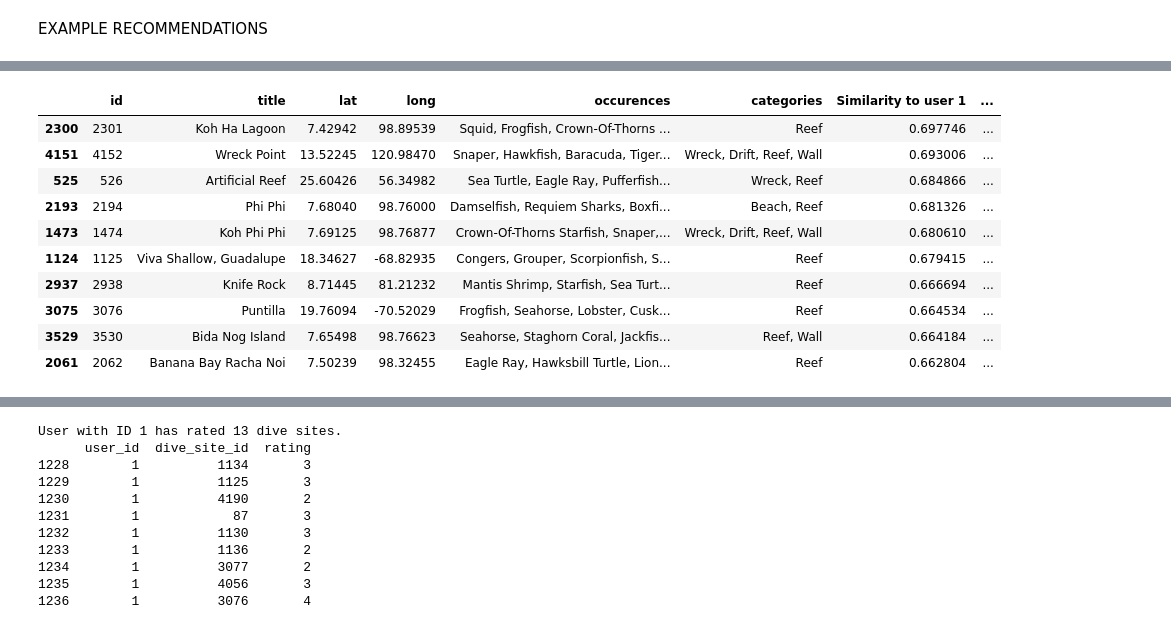
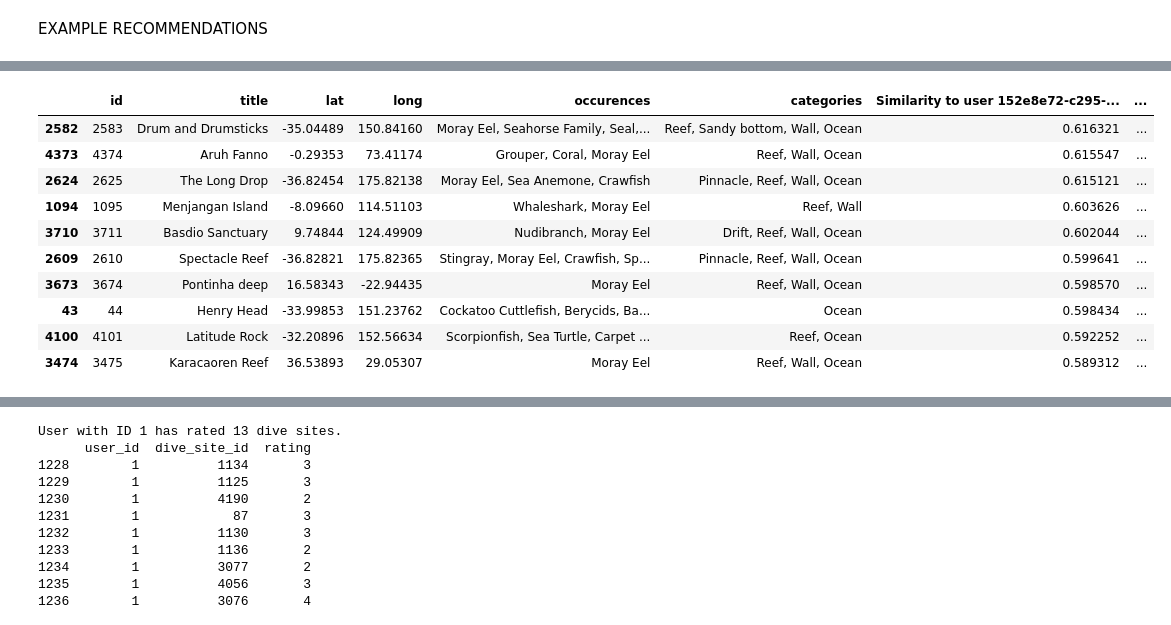
Before and after one commit to pvinnbru/data_integration, a Jupyter notebook: analysis/content_based_recommendendations.ipynb, the cells around one changed output, grey strips where cells are left out. Saved outputs shown, nothing was run; the diff lists cells and outputs as text; code cells hidden in the pictures.

```diff
--- a/analysis/content_based_recommendendations.ipynb
+++ b/analysis/content_based_recommendendations.ipynb
@@ -517,0 +526,5 @@ user_ratings_data
+# %%
+
+user_ratings_data = pd.read_sql('SELECT * FROM dive_site_rating', con=engine)
+
+user_ratings_data
@@ -617,7 +673,7 @@ def generate_user_profile(ratings, item_profiles):
 
 
 # TEST
-ratings, item_profiles = get_item_profile_of_user(1)
+ratings, item_profiles = get_item_profile_of_user(target_user_id)
 user_profile = generate_user_profile(ratings, item_profiles)
 
 ratings = ratings - 2.5
@@ -669,4 +725,30 @@ assert np.all(normalized_user_profile <= 1)
 
 for column in normalized_user_profile.columns:
     print(f"{column}: {normalized_user_profile[column].values[0]}")
+
+
+def add_geodata_to_user_profile(user_profile, user_id):
+    """
+    This function adds the user's geodata to the user profile.
+    """
+
+    user_lat = user.loc[user['id'] == user_id, 'user_lat'].values
+    user_long = user.loc[user['id'] == user_id, 'user_long'].values
+
+    # Scale the user's geodata between 0 and 1
+    lat_min = -90
+    lat_max = 90
+
+    long_min = -180
+    long_max = 180
+
+    user_lat_scaled = (user_lat - lat_min) / (lat_max - lat_min)
+    user_long_scaled = (user_long - long_min) / (long_max - long_min)
+
+    # Add the scaled geodata to the user profile
+    # TODO:
+    user_profile['user_lat_scaled'] = user_lat_scaled
+    user_profile['user_long_scaled'] = user_long_scaled
+
+    return user_profile
 # %% [output]
@@ -793,16 +875,17 @@ def get_recommendations_for_a_user(user_id, w_cat=1/3, w_geo=1/3, w_animal=1/3,
 
     # generate the user profile
     user_profile = generate_user_profile(ratings, item_profiles)
-
     # normalize the user profile
     user_profile = normalize_user_profile(user_profile)
 
+    # add the geodata to the user profile
+    user_profile = add_geodata_to_user_profile(user_profile, user_id)
+
     # split up the user profile into the different feature vectors: category, geodata, animal
-
     # Category vector
     user_categories_vector = user_profile[categories['name']].to_numpy().flatten()
     # Geodata vector
-    user_geodata_vector = user.loc[user['id'] == user_id, ['user_lat_scaled', 'user_long_scaled']].to_numpy().flatten()
+    user_geodata_vector = user_profile[['user_lat_scaled', 'user_long_scaled']].to_numpy().flatten()
     # Animal vector
     user_animal_vector = user_profile[animals['name']].to_numpy().flatten()
 
@@ -851,5 +933,5 @@ User with ID 1 has rated 13 dive sites.
 # %%
-example_recommendations = get_recommendations_for_a_user(1, w_cat=1/3, w_geo=1/3, w_animal=1/3, n=10)
+example_recommendations = get_recommendations_for_a_user(target_user_id, w_cat=1/3, w_geo=1/3, w_animal=1/3, n=10)
 
 example_recommendations
 # %% [output]
@@ -873,11 +955,11 @@ Shape of Animal Vector
-|  | id | title | lat | long | occurences | categories | Similarity to user 1 | ... |
-| 2300 | 2301 | Koh Ha Lagoon | 7.42942 | 98.89539 | Squid, Frogfish, Crown-Of-Thorns ... | Reef | 0.697746 | ... |
-| 4151 | 4152 | Wreck Point | 13.52245 | 120.98470 | Snaper, Hawkfish, Baracuda, Tiger... | Wreck, Drift, Reef, Wall | 0.693006 | ... |
-| 525 | 526 | Artificial Reef | 25.60426 | 56.34982 | Sea Turtle, Eagle Ray, Pufferfish... | Wreck, Reef | 0.684866 | ... |
-| 2193 | 2194 | Phi Phi | 7.68040 | 98.76000 | Damselfish, Requiem Sharks, Boxfi... | Beach, Reef | 0.681326 | ... |
-| 1473 | 1474 | Koh Phi Phi | 7.69125 | 98.76877 | Crown-Of-Thorns Starfish, Snaper,... | Wreck, Drift, Reef, Wall | 0.680610 | ... |
-| 1124 | 1125 | Viva Shallow, Guadalupe | 18.34627 | -68.82935 | Congers, Grouper, Scorpionfish, S... | Reef | 0.679415 | ... |
-| 2937 | 2938 | Knife Rock | 8.71445 | 81.21232 | Mantis Shrimp, Starfish, Sea Turt... | Reef | 0.666694 | ... |
-| 3075 | 3076 | Puntilla | 19.76094 | -70.52029 | Frogfish, Seahorse, Lobster, Cusk... | Reef | 0.664534 | ... |
-| 3529 | 3530 | Bida Nog Island | 7.65498 | 98.76623 | Seahorse, Staghorn Coral, Jackfis... | Reef, Wall | 0.664184 | ... |
-| 2061 | 2062 | Banana Bay Racha Noi | 7.50239 | 98.32455 | Eagle Ray, Hawksbill Turtle, Lion... | Reef | 0.662804 | ... |
+|  | id | title | lat | long | occurences | categories | Similarity to user 152e8e72-c295-... | ... |
+| 2582 | 2583 | Drum and Drumsticks | -35.04489 | 150.84160 | Moray Eel, Seahorse Family, Seal,... | Reef, Sandy bottom, Wall, Ocean | 0.616321 | ... |
+| 4373 | 4374 | Aruh Fanno | -0.29353 | 73.41174 | Grouper, Coral, Moray Eel | Reef, Wall, Ocean | 0.615547 | ... |
+| 2624 | 2625 | The Long Drop | -36.82454 | 175.82138 | Moray Eel, Sea Anemone, Crawfish | Pinnacle, Reef, Wall, Ocean | 0.615121 | ... |
+| 1094 | 1095 | Menjangan Island | -8.09660 | 114.51103 | Whaleshark, Moray Eel | Reef, Wall | 0.603626 | ... |
+| 3710 | 3711 | Basdio Sanctuary | 9.74844 | 124.49909 | Nudibranch, Moray Eel | Drift, Reef, Wall, Ocean | 0.602044 | ... |
+| 2609 | 2610 | Spectacle Reef | -36.82821 | 175.82365 | Stingray, Moray Eel, Crawfish, Sp... | Pinnacle, Reef, Wall, Ocean | 0.599641 | ... |
+| 3673 | 3674 | Pontinha deep | 16.58343 | -22.94435 | Moray Eel | Reef, Wall, Ocean | 0.598570 | ... |
+| 43 | 44 | Henry Head | -33.99853 | 151.23762 | Cockatoo Cuttlefish, Berycids, Ba... | Ocean | 0.598434 | ... |
+| 4100 | 4101 | Latitude Rock | -32.20896 | 152.56634 | Scorpionfish, Sea Turtle, Carpet ... | Reef, Ocean | 0.592252 | ... |
+| 3474 | 3475 | Karacaoren Reef | 36.53893 | 29.05307 | Moray Eel | Reef, Wall, Ocean | 0.589312 | ... |
```
Also changed, not shown: parts of 16 cells of this notebook, 7 other files.
